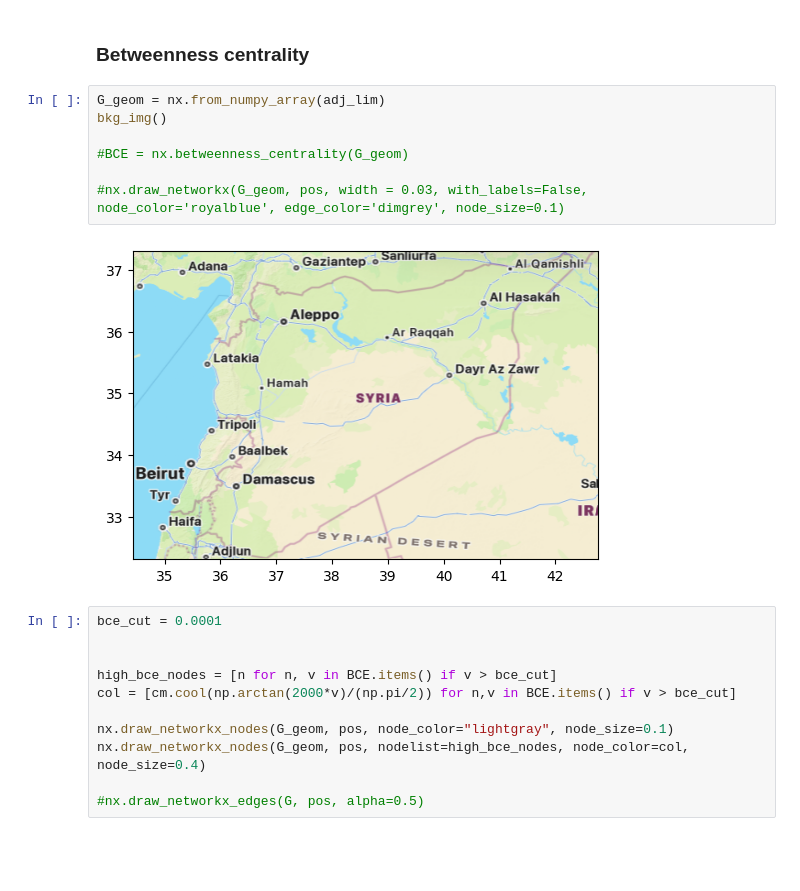
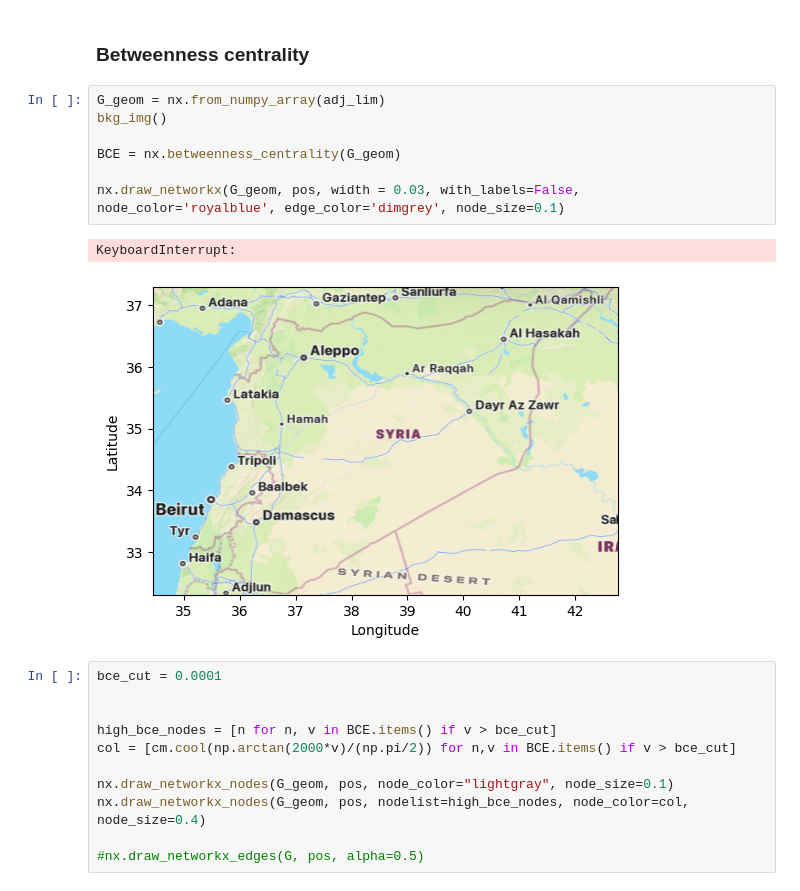
Before and after one commit to KonTopal/Syria_war, a Jupyter notebook: data_notebook.ipynb, the cells around one changed output. Cells and saved outputs as stored; diff of their text form; blank space fills up the shorter version.

```diff
--- a/data_notebook.ipynb
+++ b/data_notebook.ipynb
@@ -448,12 +449,13 @@ map_object = LinearSegmentedColormap.from_list(name=f'{mname}_alpha',colors=colo
 # %%
 G_geom = nx.from_numpy_array(adj_lim)
 bkg_img()
 
-#BCE = nx.betweenness_centrality(G_geom)
+BCE = nx.betweenness_centrality(G_geom)
 
-#nx.draw_networkx(G_geom, pos, width = 0.03, with_labels=False, node_color='royalblue', edge_color='dimgrey', node_size=0.1)
+nx.draw_networkx(G_geom, pos, width = 0.03, with_labels=False, node_color='royalblue', edge_color='dimgrey', node_size=0.1)
 # %% [output]
+KeyboardInterrupt:
-[figure, old version]
+[figure, new version]
 # %%
 bce_cut = 0.0001
 
```
Also changed, not shown: parts of 20 cells of this notebook.
